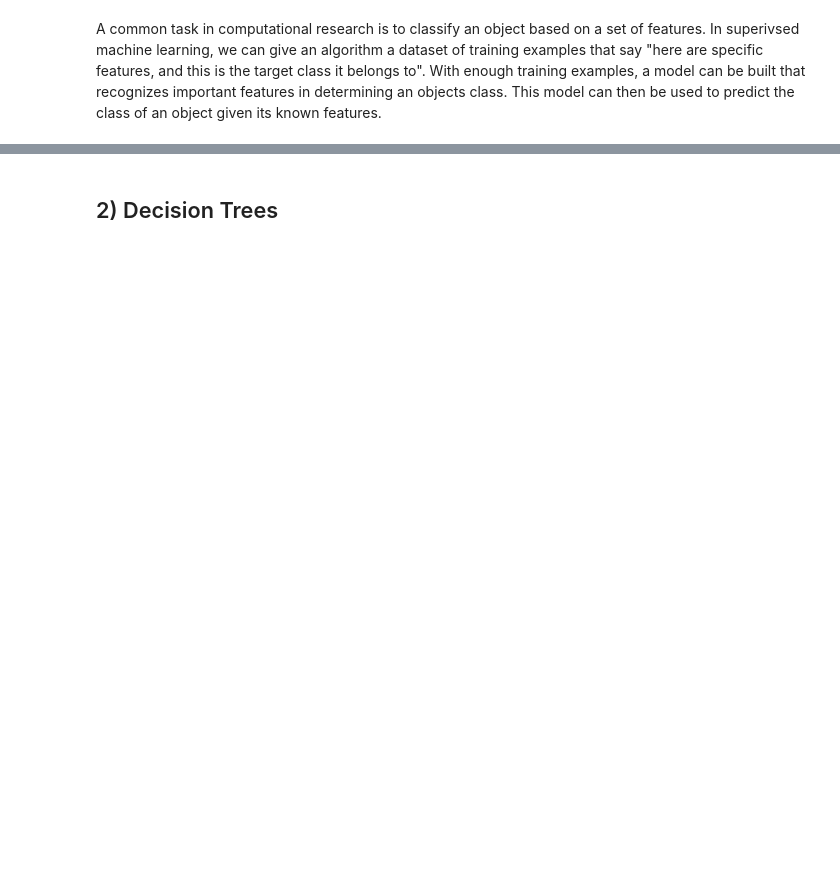
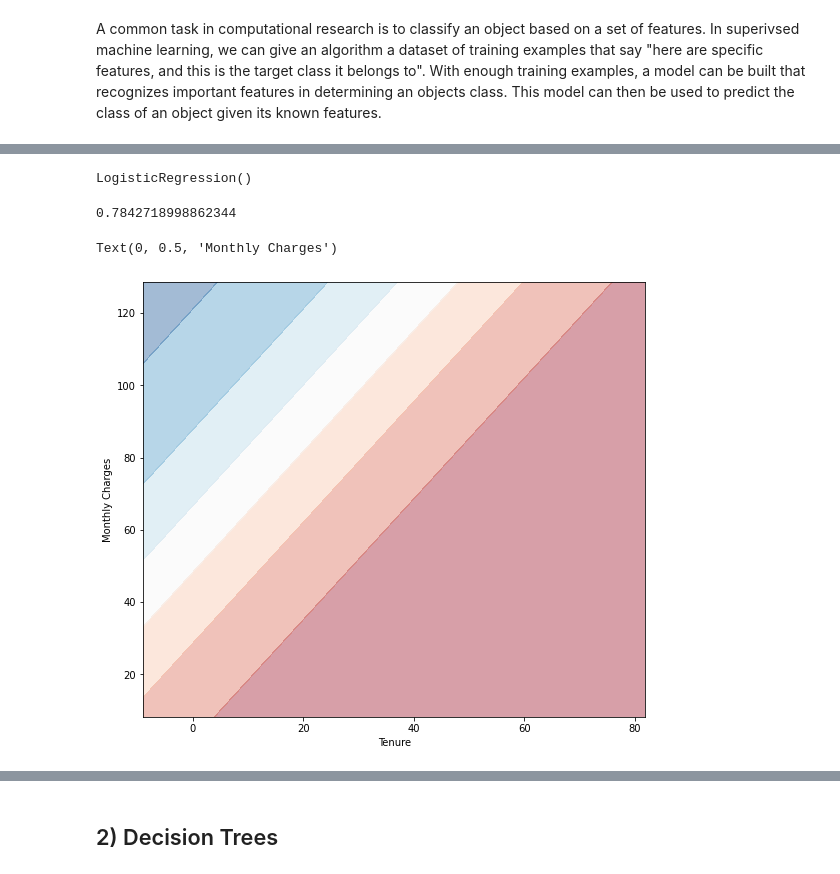
Before and after one commit to dlab-berkeley/Python-Machine-Learning, a Jupyter notebook: 1_classification.ipynb, the cells around one changed output, grey strips where cells are left out. Saved outputs shown, nothing was run; the diff lists cells and outputs as text; code cells hidden in the pictures; blank space fills up the shorter version.

Commit message:
Adding the new classification notebook and telco churn data

```diff
--- a/1_classification.ipynb
+++ b/1_classification.ipynb
@@ -98,0 +66,3 @@ That's much better, they are all equal now!
+# %%
+churn = pd.read_csv("telco_churn.csv", index_col=[0])
+churn.head()
@@ -98,0 +130,6 @@ That's much better, they are all equal now!
+# %%
+# Assign y variable
+y = churn.churn
+
+#Grab proporition
+y.value_counts(normalize =True)
@@ -98,0 +148,4 @@ That's much better, they are all equal now!
+# %%
+#Select just the numerical columns
+X_num =churn.select_dtypes("number")
+X_num.head()
@@ -98,0 +160,33 @@ That's much better, they are all equal now!
+# %%
+#Convert No -> 0 and Yes -> 1. Follows alphanumeric ordering
+y = y.factorize()[0]
+
+#Initialize model
+lr = LogisticRegression()
+#Fit on data
+lr.fit(X_num, y)
+# %% [output]
+LogisticRegression()
+# %%
+lr.score(X_num, y)
+# %% [output]
+0.7842718998862344
+# %%
+min1, max1 = X_num.iloc[:, 0].min()-10, X_num.iloc[:, 0].max()+10
+min2, max2 = X_num.iloc[:, 1].min()-10, X_num.iloc[:, 1].max()+10
+x1grid = np.arange(min1, max1, 0.1)
+x2grid = np.arange(min2, max2, 0.1)
+xx, yy = np.meshgrid(x1grid, x2grid)
+r1, r2 = xx.flatten(), yy.flatten()
+r1, r2 = r1.reshape((len(r1), 1)), r2.reshape((len(r2), 1))
+grid = np.hstack((r1,r2))
+yhat = lr.predict_proba(grid)[:, 1]
+zz = yhat.reshape(xx.shape)
+plt.figure(figsize=(9, 8))
+plt.contourf(xx, yy, zz, cmap='RdBu', alpha = .4)
+plt.xlabel("Tenure")
+plt.ylabel("Monthly Charges")
+# plt.scatter(X_num.tenure, X_num.monthlycharges, c= y, cmap="RdBu", alpha=.4)
+# %% [output]
+Text(0, 0.5, 'Monthly Charges')
+[figure, added]
```
Also changed, not shown: parts of 177 cells of this notebook, 1 other file.
